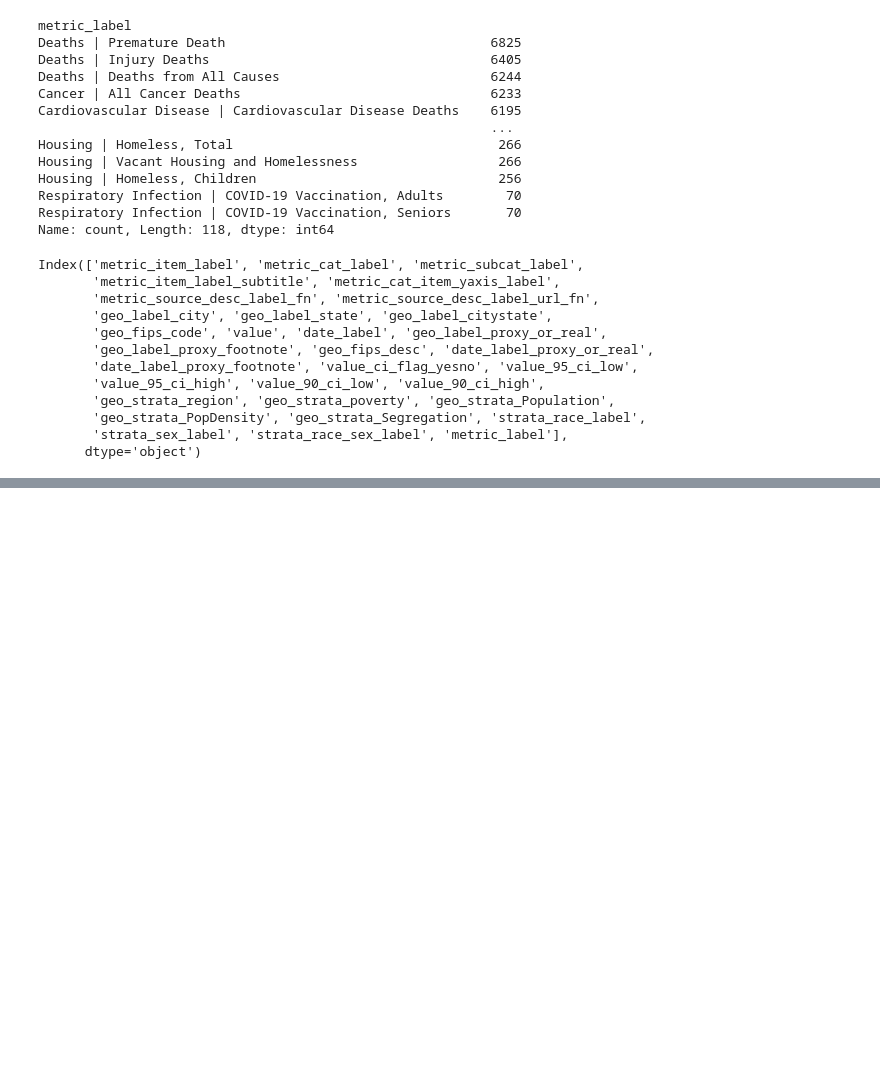
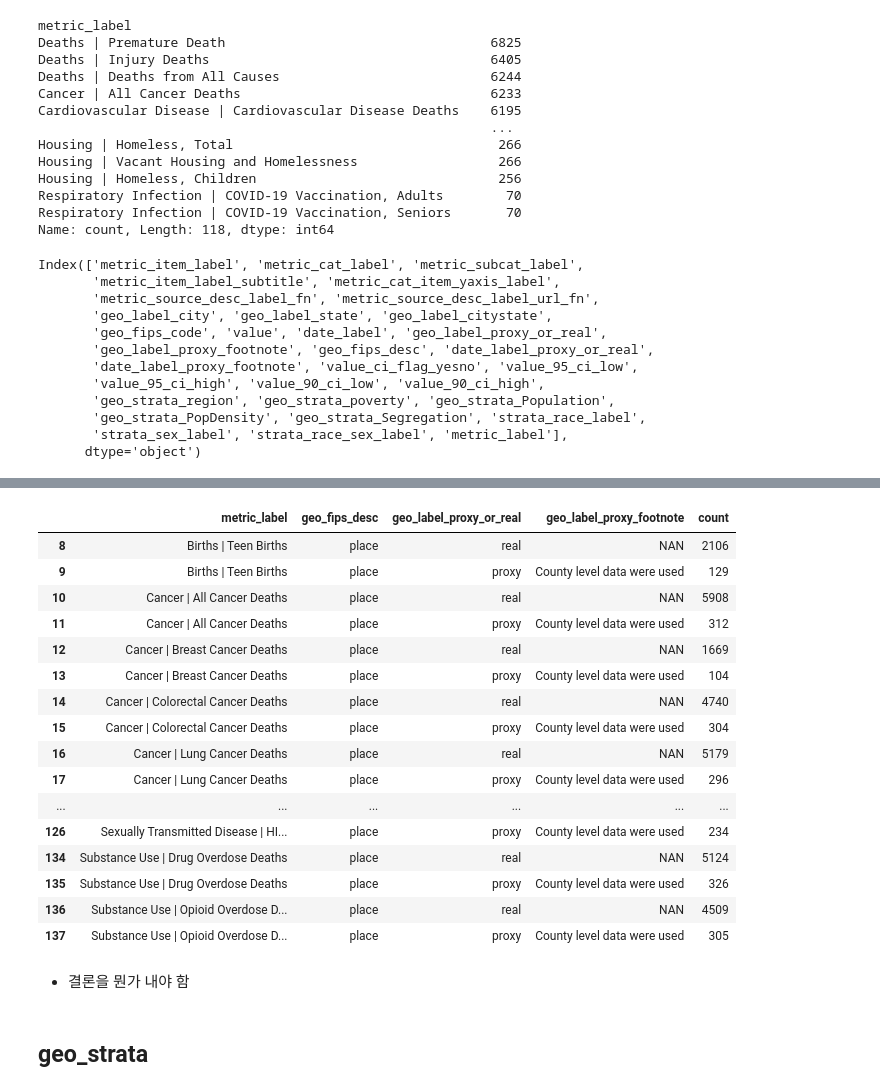
Before and after one commit to WASSUP-AIModel-3rd-Project1/Project-1, a Jupyter notebook: 240619_EDA_geo.ipynb, the cells around one changed output, grey strips where cells are left out. Saved outputs shown, nothing was run; the diff lists cells and outputs as text; code cells hidden in the pictures; blank space fills up the shorter version.

```diff
--- a/240619_EDA_geo.ipynb
+++ b/240619_EDA_geo.ipynb
@@ -1411,0 +185,6 @@ len(metirc_full_ci)
+# %%
+df_temp = df_city.copy()
+df_temp['geo_label_proxy_footnote'] = df_city['geo_label_proxy_footnote'].fillna('NAN')
+df_geoproxy_counts2 =df_temp[['metric_label','geo_label_proxy_or_real','geo_label_proxy_footnote']].value_counts().reset_index()
+
+np.sum(df_geoproxy_counts2.duplicated(subset=['metric_label'],keep=False))
@@ -1411,0 +832,6 @@ len(metirc_full_ci)
+# %%
+df_metric_county =df_temp[['metric_label','geo_fips_desc','geo_label_proxy_or_real','geo_label_proxy_footnote']].value_counts().reset_index()
+df_metric_county = df_metric_county.sort_values(by=['metric_label','geo_fips_desc']).reset_index(drop = True)
+
+display(np.sum(df_metric_county.duplicated(subset=['metric_label','geo_fips_desc'],keep=False)))
+display(df_metric_county)
@@ -1411,0 +853,25 @@ len(metirc_full_ci)
+# %%
+cond = (df_metric_county.duplicated(subset=['metric_label','geo_fips_desc'],keep=False))
+df_metric_county[cond]
+# %% [output]
+|  | metric_label | geo_fips_desc | geo_label_proxy_or_real | geo_label_proxy_footnote | count |
+| 8 | Births | Teen Births | place | real | NAN | 2106 |
+| 9 | Births | Teen Births | place | proxy | County level data were used | 129 |
+| 10 | Cancer | All Cancer Deaths | place | real | NAN | 5908 |
+| 11 | Cancer | All Cancer Deaths | place | proxy | County level data were used | 312 |
+| 12 | Cancer | Breast Cancer Deaths | place | real | NAN | 1669 |
+| 13 | Cancer | Breast Cancer Deaths | place | proxy | County level data were used | 104 |
+| 14 | Cancer | Colorectal Cancer Deaths | place | real | NAN | 4740 |
+| 15 | Cancer | Colorectal Cancer Deaths | place | proxy | County level data were used | 304 |
+| 16 | Cancer | Lung Cancer Deaths | place | real | NAN | 5179 |
+| 17 | Cancer | Lung Cancer Deaths | place | proxy | County level data were used | 296 |
+| ... | ... | ... | ... | ... | ... |
+| 126 | Sexually Transmitted Disease | HI... | place | proxy | County level data were used | 234 |
+| 134 | Substance Use | Drug Overdose Deaths | place | real | NAN | 5124 |
+| 135 | Substance Use | Drug Overdose Deaths | place | proxy | County level data were used | 326 |
+| 136 | Substance Use | Opioid Overdose D... | place | real | NAN | 4509 |
+| 137 | Substance Use | Opioid Overdose D... | place | proxy | County level data were used | 305 |
+# %% [markdown]
+- 결론을 뭔가 내야 함
+# %% [markdown]
+## geo_strata
```
Also changed, not shown: parts of 163 cells of this notebook.
